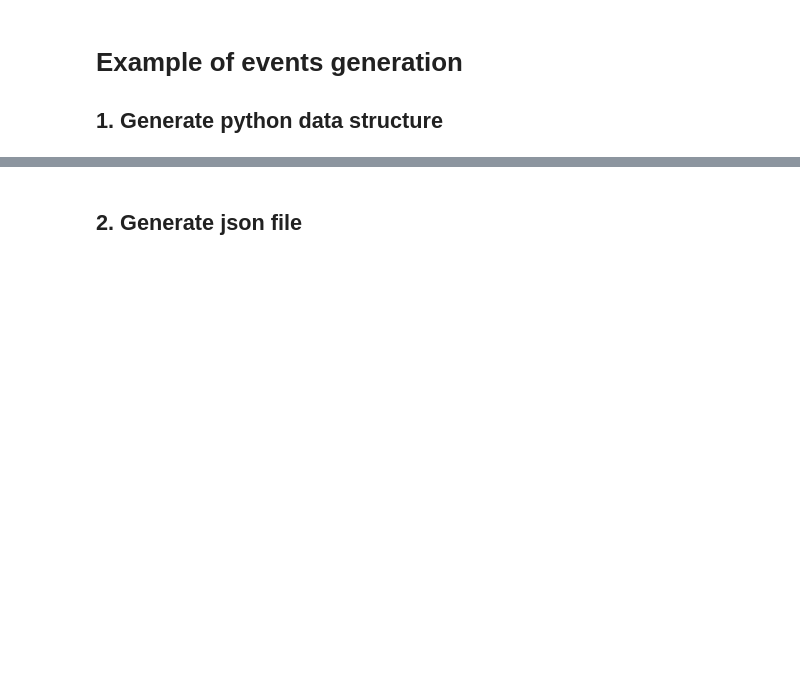
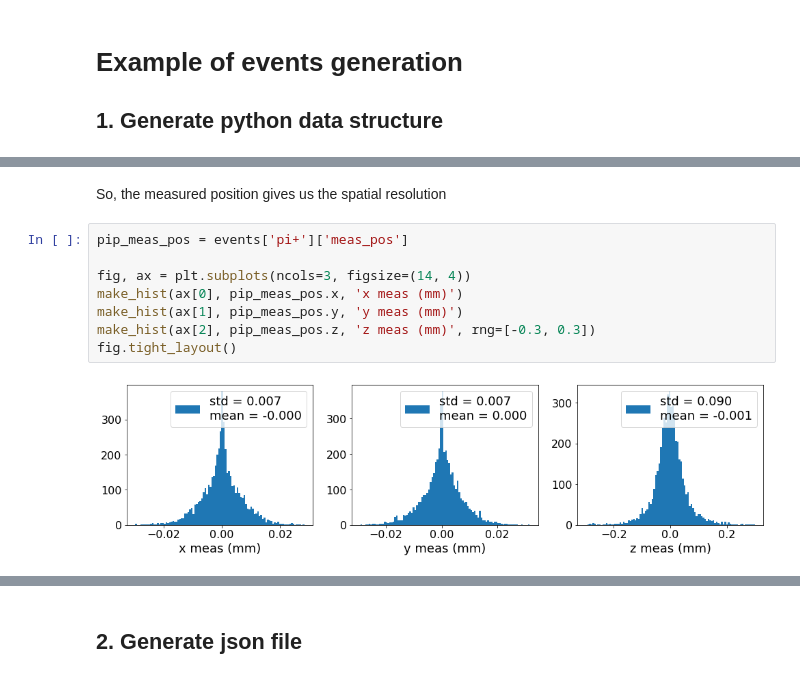
Before and after one commit to VitalyVorobyev/decay-gen, a Jupyter notebook: examples/genexample.ipynb, the cells around one changed output, grey strips where cells are left out. Drawn from its saved outputs; the diff is of its cells as text; blank space fills up the shorter version.

```diff
--- a/examples/genexample.ipynb
+++ b/examples/genexample.ipynb
@@ -58,0 +75,12 @@ Let's reproduce `generate` function step by step
+# %% [markdown]
+So, the measured position gives us the spatial resolution
+# %%
+pip_meas_pos = events['pi+']['meas_pos']
+
+fig, ax = plt.subplots(ncols=3, figsize=(14, 4))
+make_hist(ax[0], pip_meas_pos.x, 'x meas (mm)')
+make_hist(ax[1], pip_meas_pos.y, 'y meas (mm)')
+make_hist(ax[2], pip_meas_pos.z, 'z meas (mm)', rng=[-0.3, 0.3])
+fig.tight_layout()
+# %% [output]
+[figure, added]
```
Also changed, not shown: parts of 22 cells of this notebook, 2 other files.
